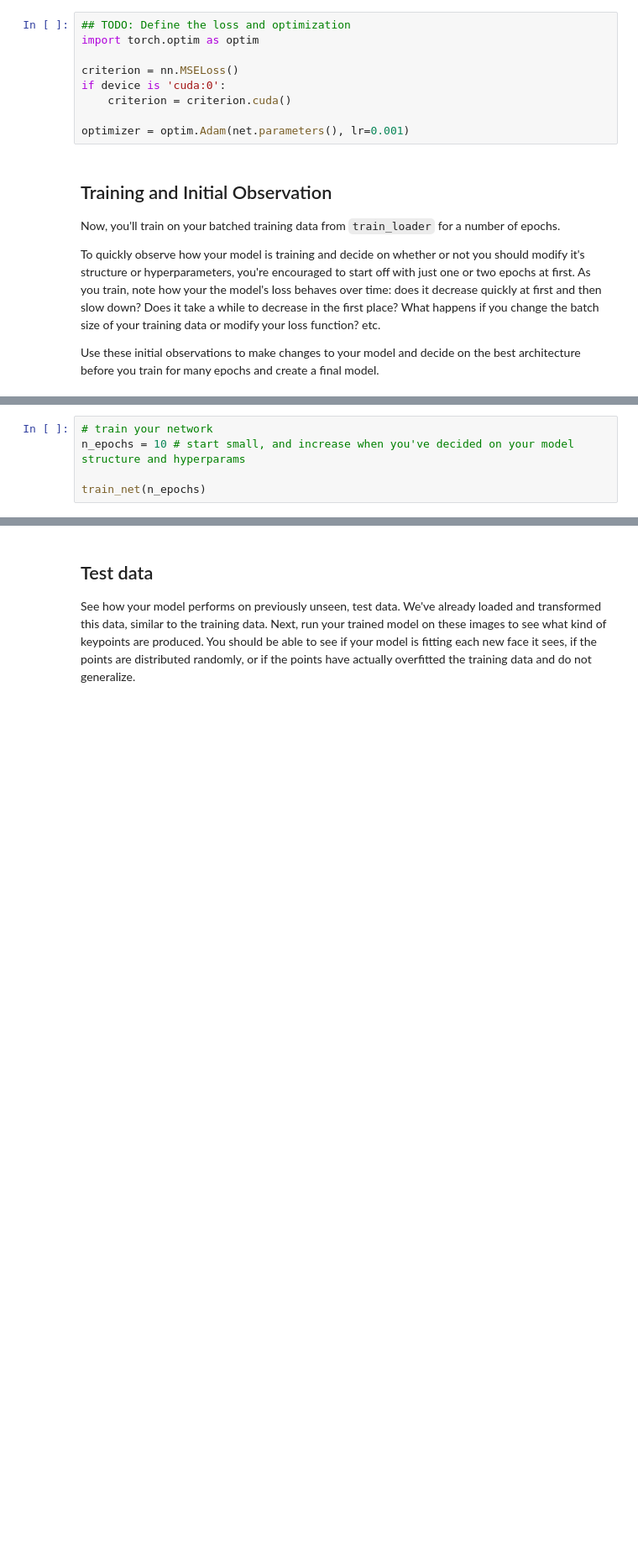
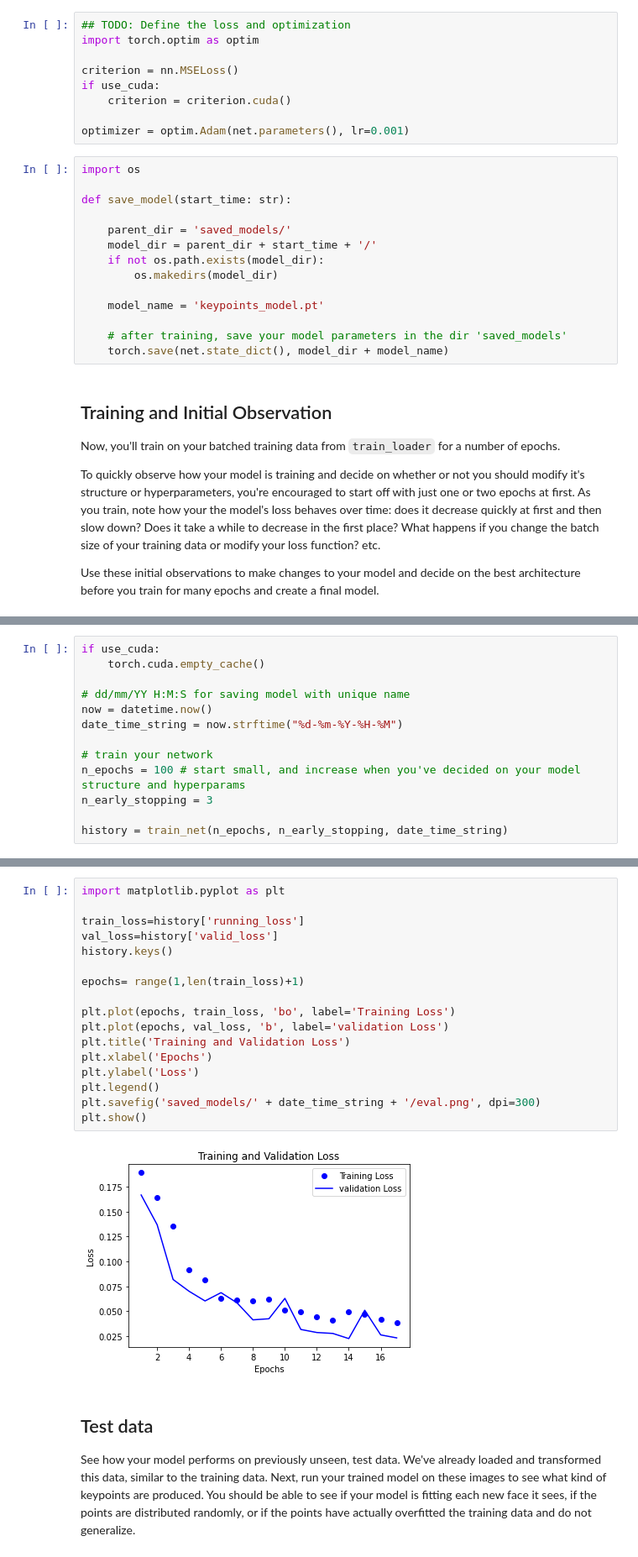
Before and after one commit to sebkaster/Facial_Keypoints, a Jupyter notebook: 2. Define the Network Architecture.ipynb, the cells around one changed output, grey strips where cells are left out. Shown: that part at 84% size. Cells and saved outputs as stored; diff of their text form; blank space fills up the shorter version.

Commit message:
updated readme and implemented early stopping

```diff
--- a/2. Define the Network Architecture.ipynb
+++ b/2. Define the Network Architecture.ipynb
@@ -339,10 +346,24 @@ Next, you'll define how the model will train by deciding on the loss function an
 import torch.optim as optim
 
 criterion = nn.MSELoss()
-if device is 'cuda:0':
+if use_cuda:
     criterion = criterion.cuda()
 
 optimizer = optim.Adam(net.parameters(), lr=0.001)
+# %%
+import os
+
+def save_model(start_time: str):
+
+    parent_dir = 'saved_models/'
+    model_dir = parent_dir + start_time + '/'
+    if not os.path.exists(model_dir):
+        os.makedirs(model_dir)
+
+    model_name = 'keypoints_model.pt'
+
+    # after training, save your model parameters in the dir 'saved_models'
+    torch.save(net.state_dict(), model_dir + model_name)
 # %% [markdown]
 ## Training and Initial Observation
 
@@ -404,6 +462,14 @@ def train_net(n_epochs):
 # %%
+if use_cuda:
+    torch.cuda.empty_cache()
+
+# dd/mm/YY H:M:S for saving model with unique name
+now = datetime.now()
+date_time_string = now.strftime("%d-%m-%Y-%H-%M")
+
 # train your network
-n_epochs = 10 # start small, and increase when you've decided on your model structure and hyperparams
+n_epochs = 100 # start small, and increase when you've decided on your model structure and hyperparams
+n_early_stopping = 3
 
-train_net(n_epochs)
+history = train_net(n_epochs, n_early_stopping, date_time_string)
 # %% [output]
@@ -426,4 +493,23 @@ Epoch: 10, Batch: 340, Avg. Loss: 0.00033075647335499526
 Finished Training
+# %%
+import matplotlib.pyplot as plt
+
+train_loss=history['running_loss']
+val_loss=history['valid_loss']
+history.keys()
+
+epochs= range(1,len(train_loss)+1)
+
+plt.plot(epochs, train_loss, 'bo', label='Training Loss')
+plt.plot(epochs, val_loss, 'b', label='validation Loss')
+plt.title('Training and Validation Loss')
+plt.xlabel('Epochs')
+plt.ylabel('Loss')
+plt.legend()
+plt.savefig('saved_models/' + date_time_string + '/eval.png', dpi=300)
+plt.show()
+# %% [output]
+[figure, added]
 # %% [markdown]
 ## Test data
 
```
Also changed, not shown: parts of 12 cells of this notebook, 4 other files.
